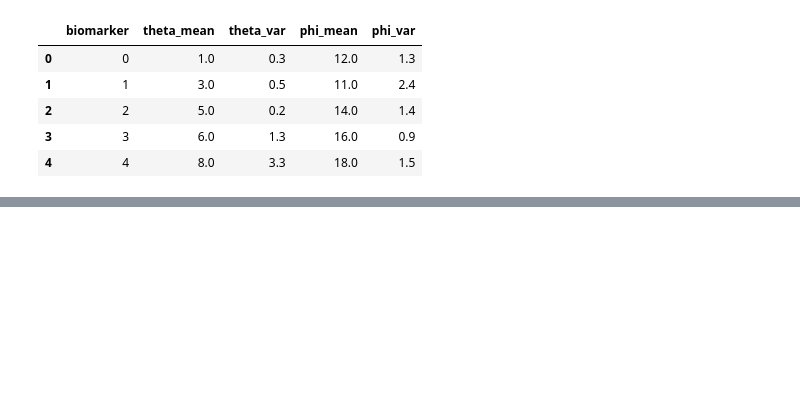
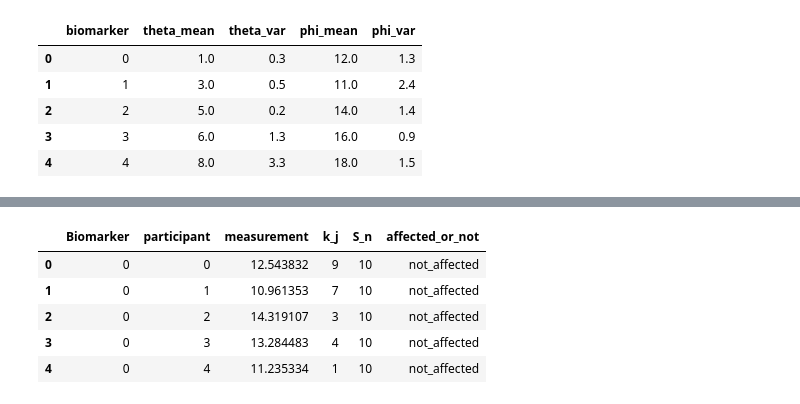
Before and after one commit to hongtaoh/ebm-book, a Jupyter notebook: estimate_two.ipynb, the cells around one changed output, grey strips where cells are left out. Saved outputs shown, nothing was run; the diff lists cells and outputs as text; code cells hidden in the pictures; blank space fills up the shorter version.

```diff
--- a/estimate_two.ipynb
+++ b/estimate_two.ipynb
@@ -144,0 +128,9 @@ plt.show()
+# %%
+data.head()
+# %% [output]
+|  | Biomarker | participant | measurement | k_j | S_n | affected_or_not |
+| 0 | 0 | 0 | 12.543832 | 9 | 10 | not_affected |
+| 1 | 0 | 1 | 10.961353 | 7 | 10 | not_affected |
+| 2 | 0 | 2 | 14.319107 | 3 | 10 | not_affected |
+| 3 | 0 | 3 | 13.284483 | 4 | 10 | not_affected |
+| 4 | 0 | 4 | 11.235334 | 1 | 10 | not_affected |
```
Also changed, not shown: parts of 12 cells of this notebook, 20 other files.
